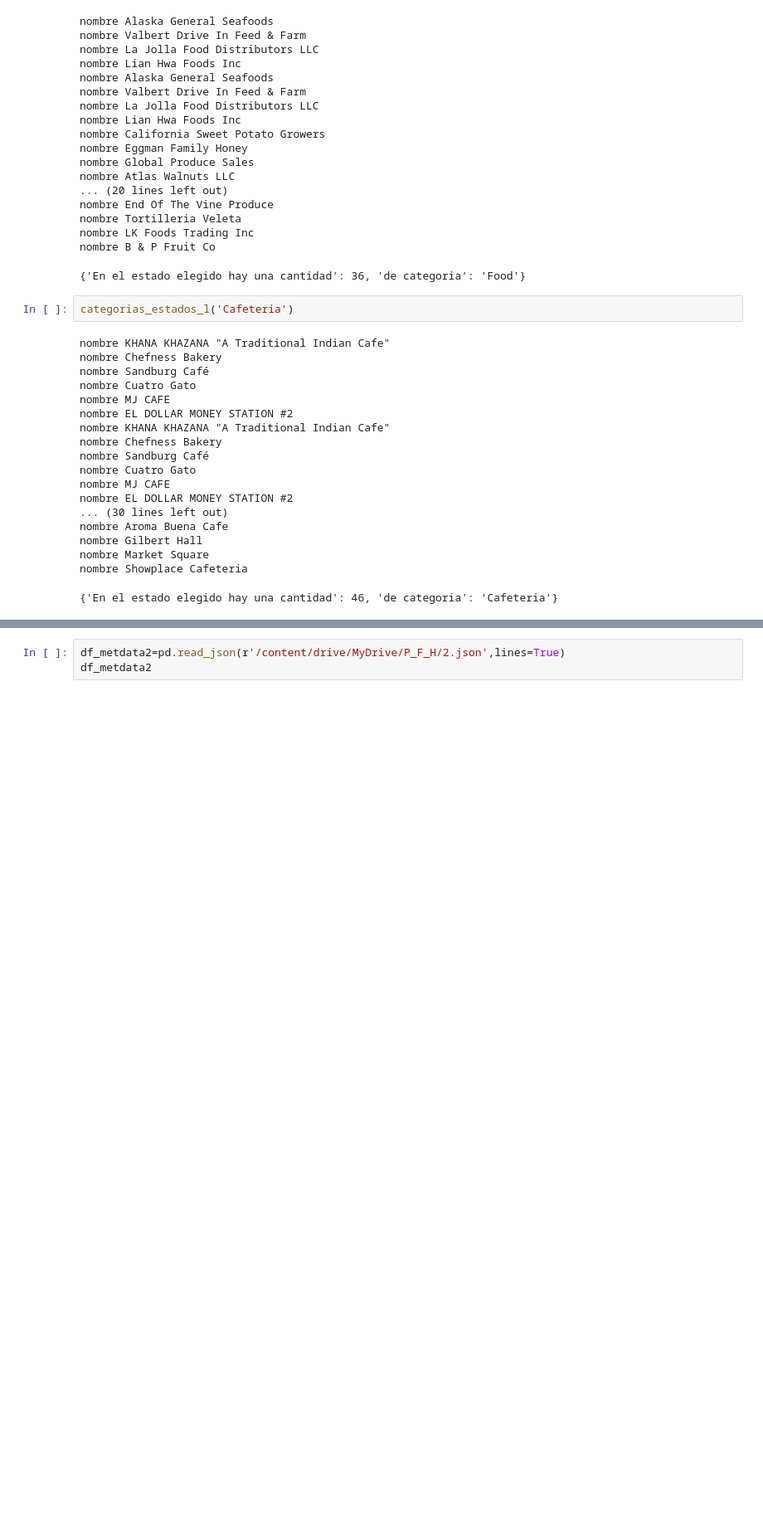
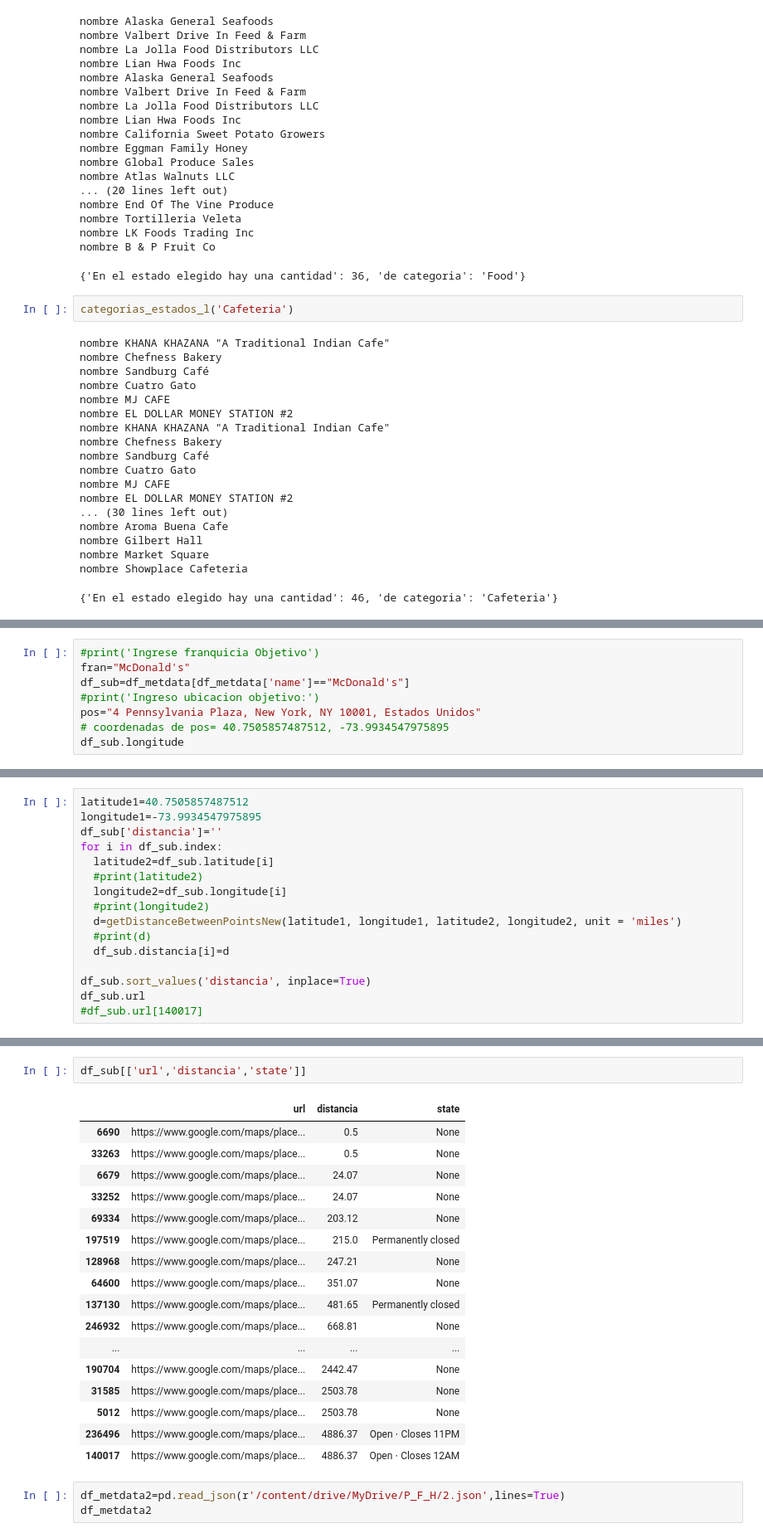
Before and after one commit to Datalogia/PG_12, a Jupyter notebook: etl__Proyecto_final.ipynb, the cells around one changed output, grey strips where cells are left out. Shown: that part at 83% size. Saved outputs shown, nothing was run; the diff lists cells and outputs as text; blank space fills up the shorter version.

```diff
--- a/etl__Proyecto_final.ipynb
+++ b/etl__Proyecto_final.ipynb
@@ -255,0 +290,8 @@ nombre Showplace Cafeteria
+# %%
+#print('Ingrese franquicia Objetivo')
+fran="McDonald's"
+df_sub=df_metdata[df_metdata['name']=="McDonald's"]
+#print('Ingreso ubicacion objetivo:')
+pos="4 Pennsylvania Plaza, New York, NY 10001, Estados Unidos"
+# coordenadas de pos= 40.7505857487512, -73.9934547975895
+df_sub.longitude
@@ -255,0 +316,16 @@ nombre Showplace Cafeteria
+# %%
+latitude1=40.7505857487512
+longitude1=-73.9934547975895
+df_sub['distancia']=''
+for i in df_sub.index:
+  latitude2=df_sub.latitude[i]
+  #print(latitude2)
+  longitude2=df_sub.longitude[i]
+  #print(longitude2)
+  d=getDistanceBetweenPointsNew(latitude1, longitude1, latitude2, longitude2, unit = 'miles')
+  #print(d)
+  df_sub.distancia[i]=d
+
+df_sub.sort_values('distancia', inplace=True)
+df_sub.url
+#df_sub.url[140017]
@@ -256,3 +387,23 @@ nombre Showplace Cafeteria
+# %%
+df_sub[['url','distancia','state']]
+# %% [output]
+|  | url | distancia | state |
+| 6690 | https://www.google.com/maps/place... | 0.5 | None |
+| 33263 | https://www.google.com/maps/place... | 0.5 | None |
+| 6679 | https://www.google.com/maps/place... | 24.07 | None |
+| 33252 | https://www.google.com/maps/place... | 24.07 | None |
+| 69334 | https://www.google.com/maps/place... | 203.12 | None |
+| 197519 | https://www.google.com/maps/place... | 215.0 | Permanently closed |
+| 128968 | https://www.google.com/maps/place... | 247.21 | None |
+| 64600 | https://www.google.com/maps/place... | 351.07 | None |
+| 137130 | https://www.google.com/maps/place... | 481.65 | Permanently closed |
+| 246932 | https://www.google.com/maps/place... | 668.81 | None |
+| ... | ... | ... | ... |
+| 190704 | https://www.google.com/maps/place... | 2442.47 | None |
+| 31585 | https://www.google.com/maps/place... | 2503.78 | None |
+| 5012 | https://www.google.com/maps/place... | 2503.78 | None |
+| 236496 | https://www.google.com/maps/place... | 4886.37 | Open ⋅ Closes 11PM |
+| 140017 | https://www.google.com/maps/place... | 4886.37 | Open ⋅ Closes 12AM |
 # %%
 df_metdata2=pd.read_json(r'/content/drive/MyDrive/P_F_H/2.json',lines=True)
 df_metdata2
```
Also changed, not shown: parts of 7 cells of this notebook.
